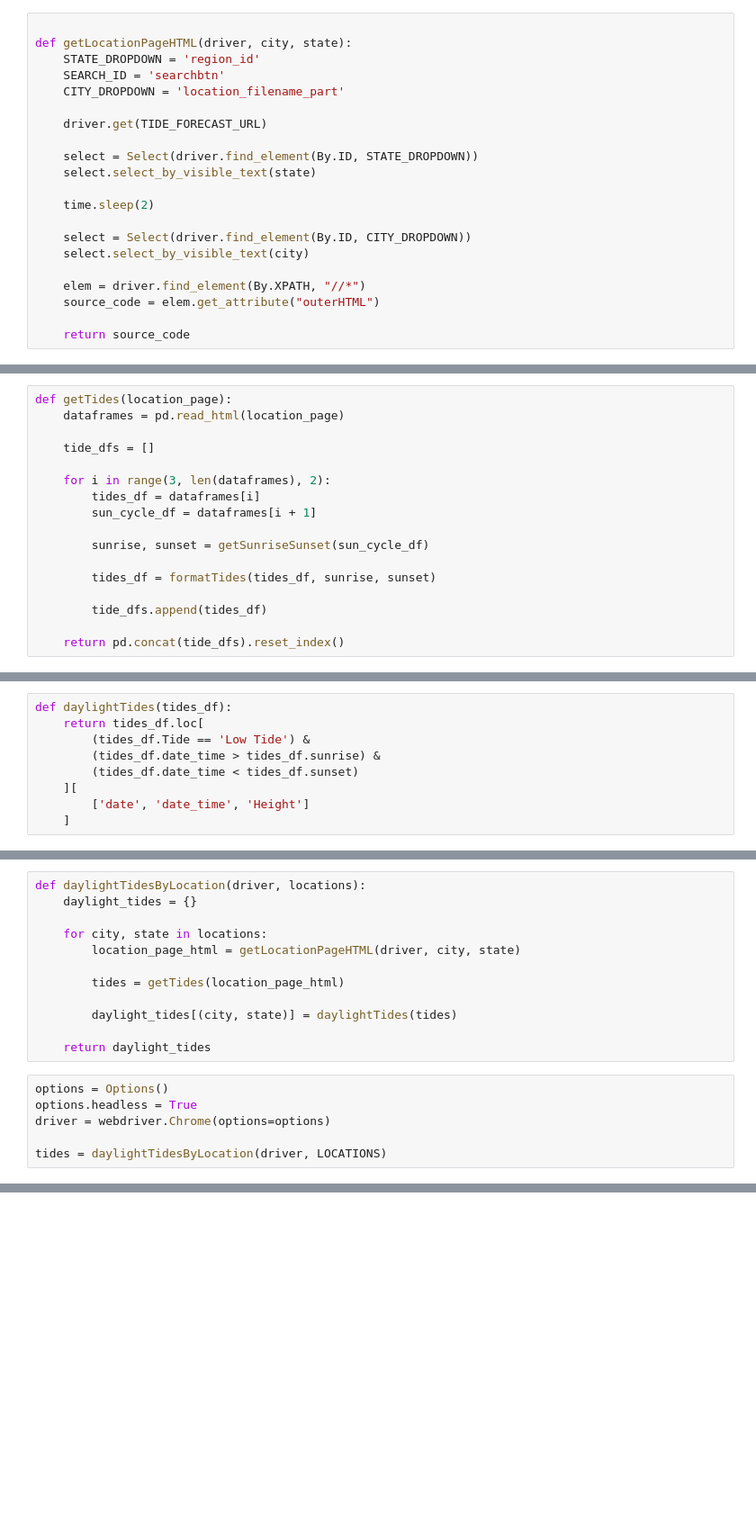
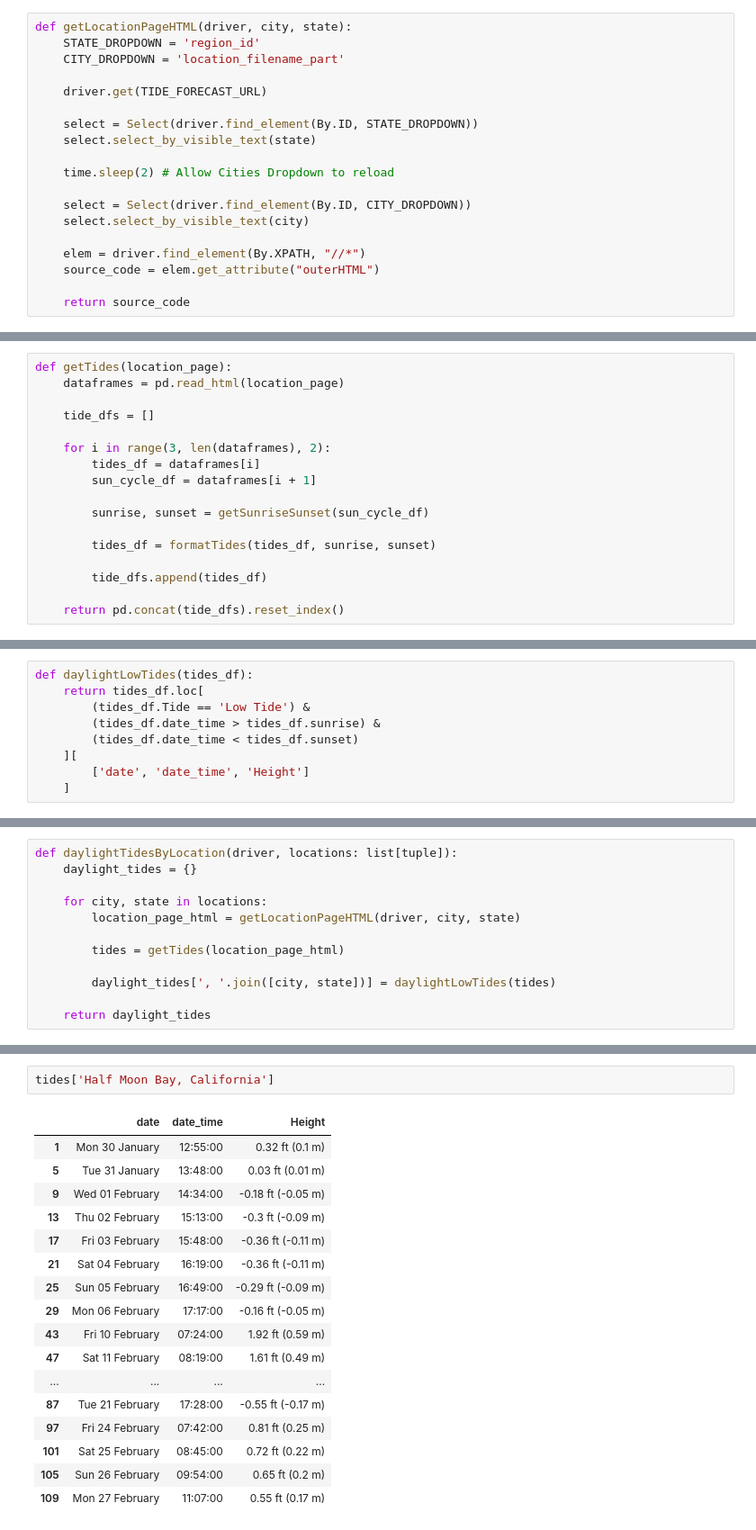
Before and after one commit to abrieff/gridium_interview, a Jupyter notebook: web_scraper_test.ipynb, the cells around one changed output, grey strips where cells are left out. Shown at 90% size. Saved outputs shown, nothing was run; the diff lists cells and outputs as text; blank space fills up the shorter version.

```diff
--- a/web_scraper_test.ipynb
+++ b/web_scraper_test.ipynb
@@ -38,8 +49,6 @@ Because the URLS for the location pages don't follow a consistent format, I use
 # %%
-
 def getLocationPageHTML(driver, city, state):
     STATE_DROPDOWN = 'region_id'
-    SEARCH_ID = 'searchbtn'
     CITY_DROPDOWN = 'location_filename_part'
 
     driver.get(TIDE_FORECAST_URL)
@@ -47,7 +56,7 @@ def getLocationPageHTML(driver, city, state):
     select = Select(driver.find_element(By.ID, STATE_DROPDOWN))
     select.select_by_visible_text(state)
 
-    time.sleep(2)
+    time.sleep(2) # Allow Cities Dropdown to reload
 
     select = Select(driver.find_element(By.ID, CITY_DROPDOWN))
     select.select_by_visible_text(city)
@@ -93,5 +116,5 @@ def getTides(location_page):
 # %%
-def daylightTides(tides_df):
+def daylightLowTides(tides_df):
     return tides_df.loc[
         (tides_df.Tide == 'Low Tide') &
         (tides_df.date_time > tides_df.sunrise) &
@@ -102,5 +129,5 @@ def daylightTides(tides_df):
 # %%
-def daylightTidesByLocation(driver, locations):
+def daylightTidesByLocation(driver, locations: list[tuple]):
     daylight_tides = {}
 
     for city, state in locations:
@@ -108,12 +135,6 @@ def daylightTidesByLocation(driver, locations):
 
         tides = getTides(location_page_html)
 
-        daylight_tides[(city, state)] = daylightTides(tides)
+        daylight_tides[', '.join([city, state])] = daylightLowTides(tides)
 
     return daylight_tides
-# %%
-options = Options()
-options.headless = True
-driver = webdriver.Chrome(options=options)
-
-tides = daylightTidesByLocation(driver, LOCATIONS)
@@ -139,0 +148,20 @@ tides
+# %%
+tides['Half Moon Bay, California']
+# %% [output]
+|  | date | date_time | Height |
+| 1 | Mon 30 January | 12:55:00 | 0.32 ft (0.1 m) |
+| 5 | Tue 31 January | 13:48:00 | 0.03 ft (0.01 m) |
+| 9 | Wed 01 February | 14:34:00 | -0.18 ft (-0.05 m) |
+| 13 | Thu 02 February | 15:13:00 | -0.3 ft (-0.09 m) |
+| 17 | Fri 03 February | 15:48:00 | -0.36 ft (-0.11 m) |
+| 21 | Sat 04 February | 16:19:00 | -0.36 ft (-0.11 m) |
+| 25 | Sun 05 February | 16:49:00 | -0.29 ft (-0.09 m) |
+| 29 | Mon 06 February | 17:17:00 | -0.16 ft (-0.05 m) |
+| 43 | Fri 10 February | 07:24:00 | 1.92 ft (0.59 m) |
+| 47 | Sat 11 February | 08:19:00 | 1.61 ft (0.49 m) |
+| ... | ... | ... | ... |
+| 87 | Tue 21 February | 17:28:00 | -0.55 ft (-0.17 m) |
+| 97 | Fri 24 February | 07:42:00 | 0.81 ft (0.25 m) |
+| 101 | Sat 25 February | 08:45:00 | 0.72 ft (0.22 m) |
+| 105 | Sun 26 February | 09:54:00 | 0.65 ft (0.2 m) |
+| 109 | Mon 27 February | 11:07:00 | 0.55 ft (0.17 m) |
```
Also changed, not shown: parts of 16 cells of this notebook, 2 other files.
